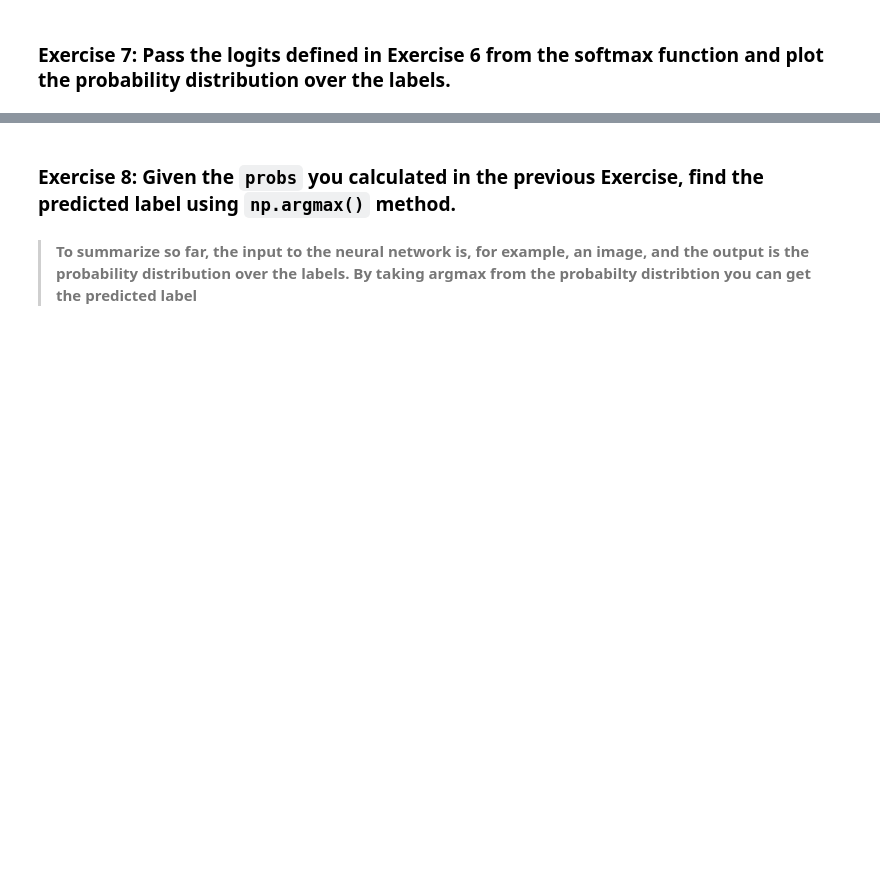
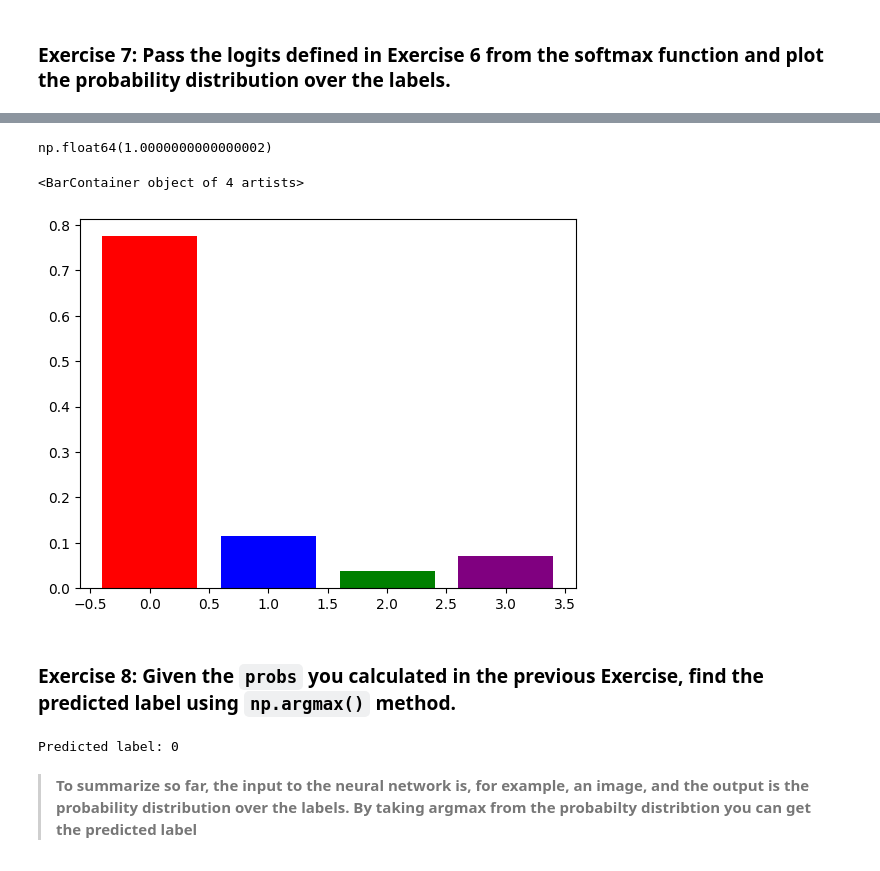
Before and after one commit to BrenoMafra13/COMP3132-Machine_Learning, a Jupyter notebook: labs/Lab_Week03/LabWeek3.ipynb, the cells around one changed output, grey strips where cells are left out. Saved outputs shown, nothing was run; the diff lists cells and outputs as text; code cells hidden in the pictures; blank space fills up the shorter version.

```diff
--- a/labs/Lab_Week03/LabWeek3.ipynb
+++ b/labs/Lab_Week03/LabWeek3.ipynb
@@ -223,4 +271,5 @@ def softmax(x):
 # %%
 #your code here
 logits = np.array([3.2, 1.3, 0.2, 0.8])
-probs = ... # start your code form this line
+probs = softmax(logits) # start your code form this line
+probs
@@ -233,2 +278,11 @@ sum of all probs:  1.0000000000000002
+# %%
+sum(probs)
+# %% [output]
+np.float64(1.0000000000000002)
+# %%
+plt.bar(np.arange(len(probs)), probs, color=['red', 'blue', 'green', 'purple'])
+# %% [output]
+<BarContainer object of 4 artists>
+[figure, added]
 # %% [markdown]
-### Exercise 8: Given the `probs` you calculated in the previous Exercise, find the predicted label using `np.argmax()` method.
+### **Exercise 8:** Given the `probs` you calculated in the previous Exercise, find the predicted label using `np.argmax()` method.
@@ -238,3 +289,8 @@ predicted_class = ...
+# %%
+predicted_label = np.argmax(probs)
+print("Predicted label:", predicted_label)
+# %% [output]
+Predicted label: 0
 # %% [markdown]
 > **To summarize so far, the input to the neural network is, for example, an image, and the output is the probability distribution over the labels. By taking argmax from the probabilty distribtion you can get the predicted label**
 # %% [markdown]
```
Also changed, not shown: parts of 34 cells of this notebook.
